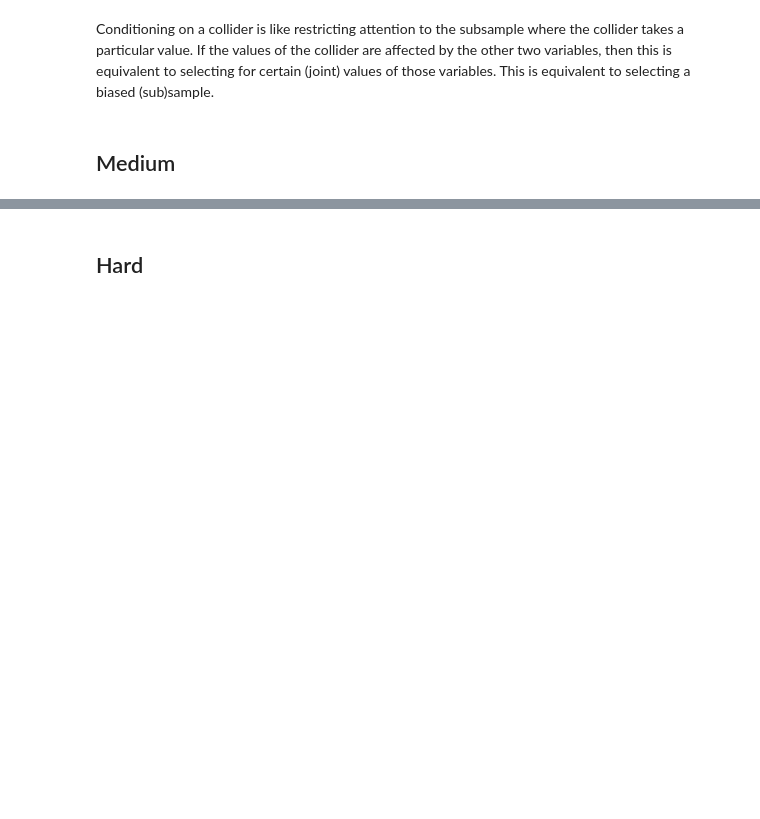
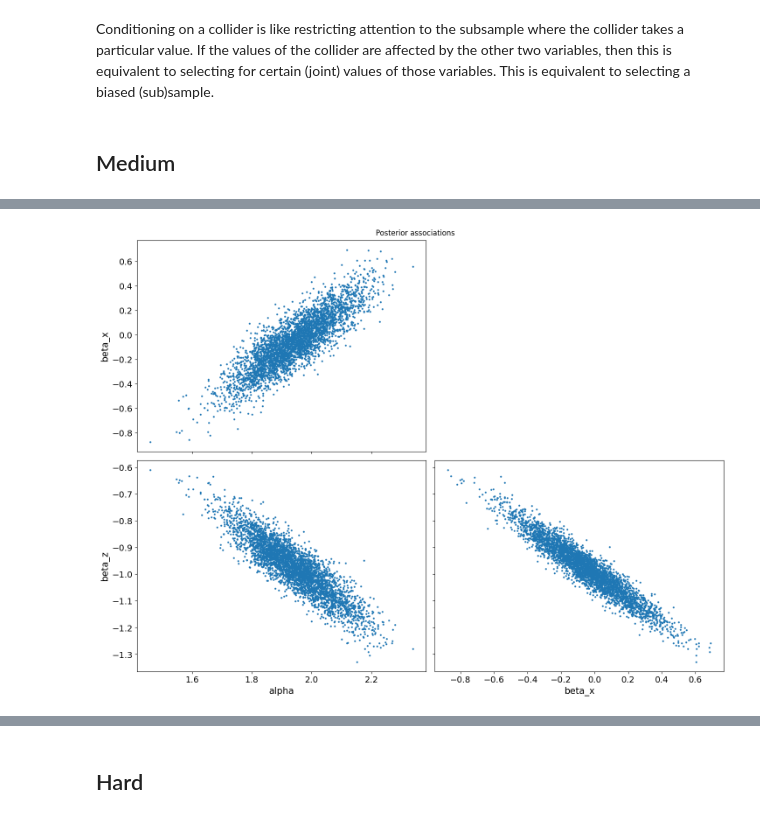
Before and after one commit to chris-leonard/statistical-rethinking, a Jupyter notebook: exercises/chapter_6.ipynb, the cells around one changed output, grey strips where cells are left out. Saved outputs shown, nothing was run; the diff lists cells and outputs as text; code cells hidden in the pictures; blank space fills up the shorter version.

```diff
--- a/exercises/chapter_6.ipynb
+++ b/exercises/chapter_6.ipynb
@@ -164,0 +354,10 @@ This is equivalent to selecting a biased (sub)sample.
+# %%
+axs = az.plot_pair(
+    trace_6m2c,
+    var_names=["alpha", "beta_x", "beta_z"],
+)
+fig = axs[0][0].get_figure()
+fig.suptitle("Posterior associations")
+fig.tight_layout();
+# %% [output]
+[figure, added]
```
Also changed, not shown: parts of 26 cells of this notebook, 1 other file.
